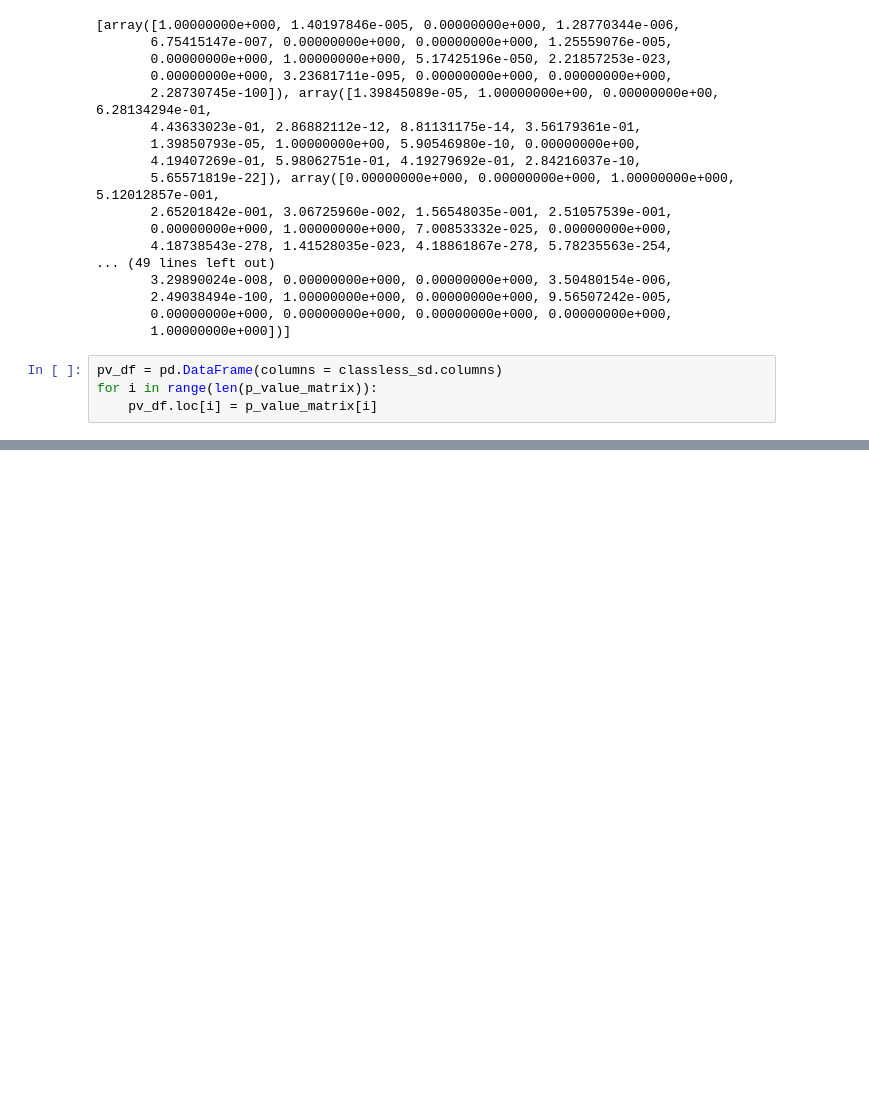
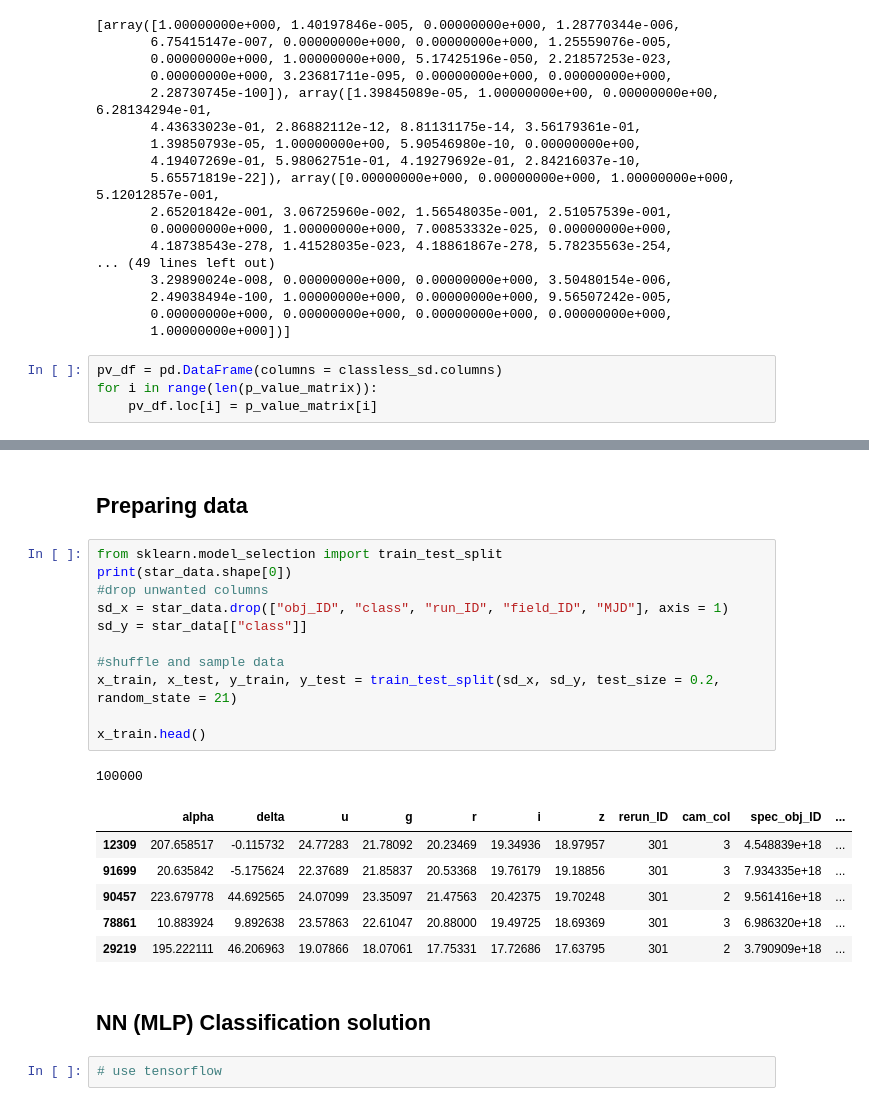
Before and after one commit to sc22lg/ML-Notebooks, a Jupyter notebook: stellar-classification.ipynb, the cells around one changed output, grey strips where cells are left out. Drawn from its saved outputs; the diff is of its cells as text; blank space fills up the shorter version.

Commit message:
Kaggle Notebook | Stellar Classification | Version 5 | Added data prep with test and train sets

```diff
--- a/stellar-classification.ipynb
+++ b/stellar-classification.ipynb
@@ -106,0 +121,25 @@ plt.show()
+# %% [markdown]
+## Preparing data
+# %%
+from sklearn.model_selection import train_test_split
+print(star_data.shape[0])
+#drop unwanted columns
+sd_x = star_data.drop(["obj_ID", "class", "run_ID", "field_ID", "MJD"], axis = 1)
+sd_y = star_data[["class"]]
+
+#shuffle and sample data
+x_train, x_test, y_train, y_test = train_test_split(sd_x, sd_y, test_size = 0.2, random_state = 21)
+
+x_train.head()
+# %% [output]
+100000
+|  | alpha | delta | u | g | r | i | z | rerun_ID | cam_col | spec_obj_ID | ... |
+| 12309 | 207.658517 | -0.115732 | 24.77283 | 21.78092 | 20.23469 | 19.34936 | 18.97957 | 301 | 3 | 4.548839e+18 | ... |
+| 91699 | 20.635842 | -5.175624 | 22.37689 | 21.85837 | 20.53368 | 19.76179 | 19.18856 | 301 | 3 | 7.934335e+18 | ... |
+| 90457 | 223.679778 | 44.692565 | 24.07099 | 23.35097 | 21.47563 | 20.42375 | 19.70248 | 301 | 2 | 9.561416e+18 | ... |
+| 78861 | 10.883924 | 9.892638 | 23.57863 | 22.61047 | 20.88000 | 19.49725 | 18.69369 | 301 | 3 | 6.986320e+18 | ... |
+| 29219 | 195.222111 | 46.206963 | 19.07866 | 18.07061 | 17.75331 | 17.72686 | 17.63795 | 301 | 2 | 3.790909e+18 | ... |
+# %% [markdown]
+## NN (MLP) Classification solution
+# %%
+# use tensorflow
```
Also changed, not shown: parts of 3 cells of this notebook.
